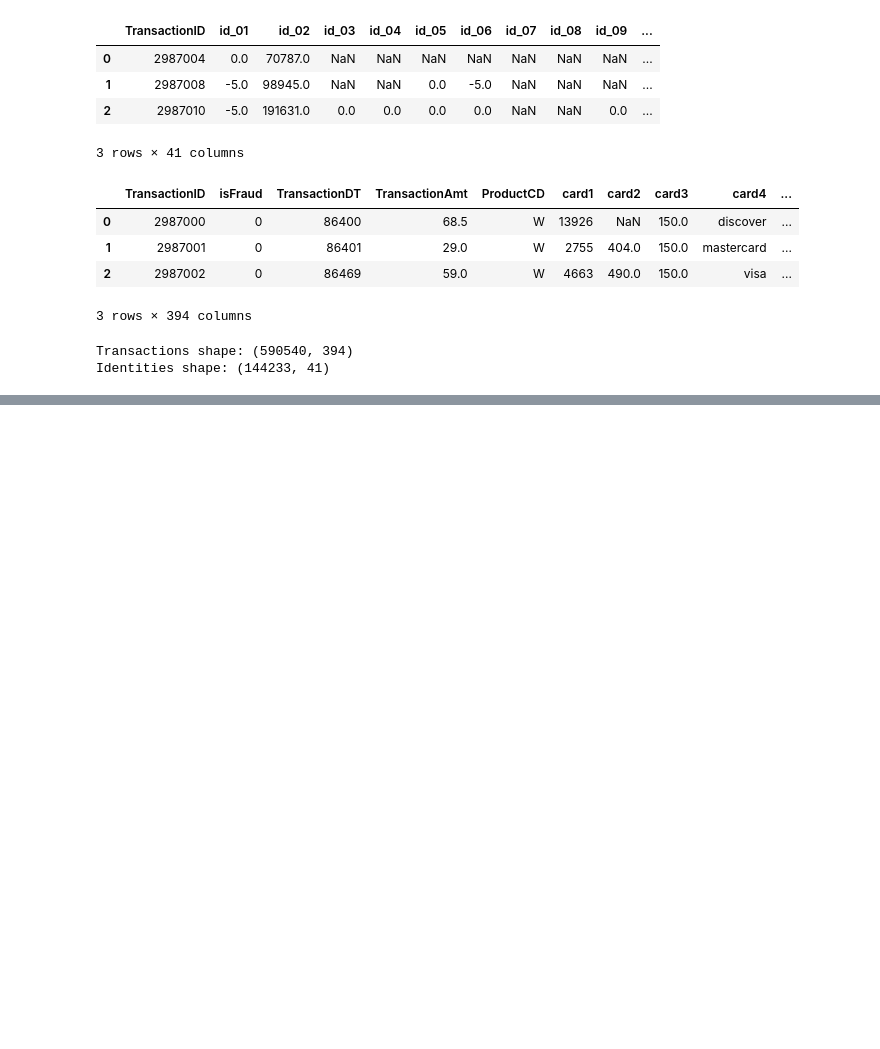
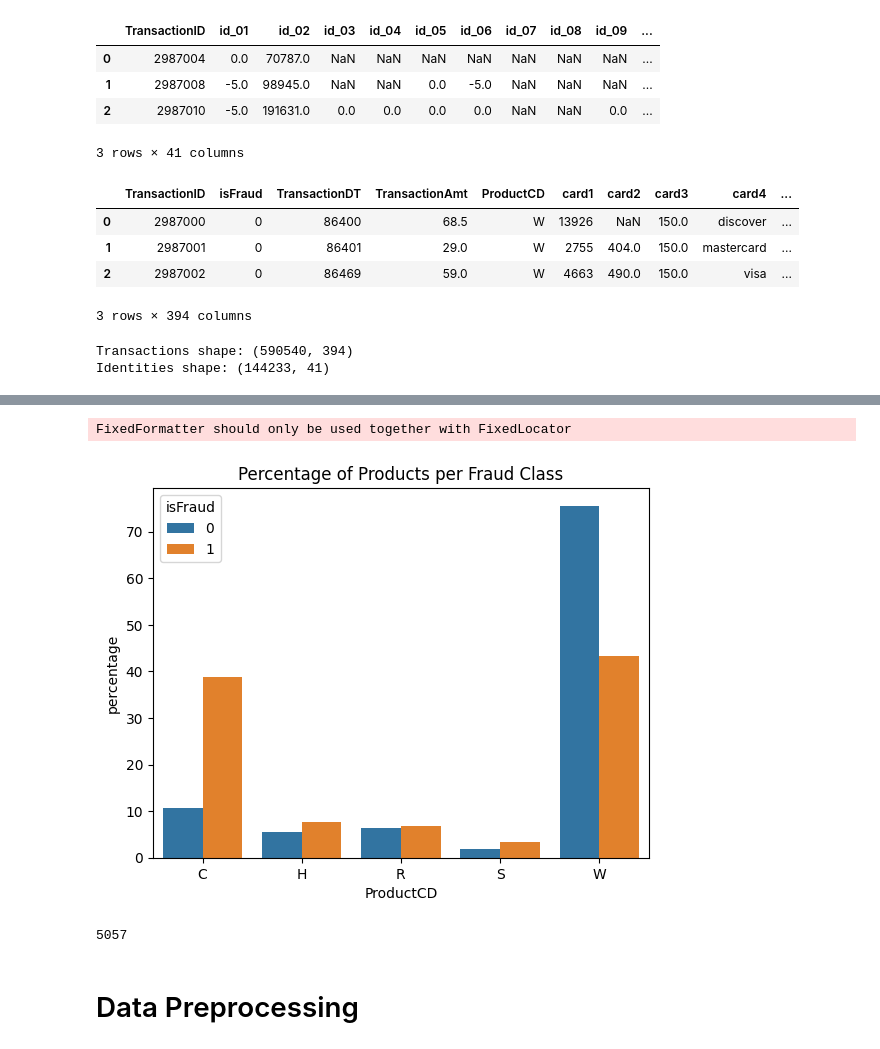
Before and after one commit to OsamaOrabi2/NIC-case-study, a Jupyter notebook: NIC_case_study.ipynb, the cells around one changed output, grey strips where cells are left out. Saved outputs shown, nothing was run; the diff lists cells and outputs as text; code cells hidden in the pictures; blank space fills up the shorter version.

```diff
--- a/NIC_case_study.ipynb
+++ b/NIC_case_study.ipynb
@@ -250,0 +159,46 @@ custom_classification_report(clf, x_test[columns], y_test)
+# %%
+import seaborn as sns
+import matplotlib.pyplot as plt
+
+def barplot_per_classes(df, attribute, groupby, title=None, ticks_rotation=0, topn=None, ax=None):
+    """
+    Draw barplot of attribute per each class.
+
+    :param df: dataframe with data to be drawn on barplot.
+    :param attribute: name of attribute to be drawn on barplot.
+    :param groupby: name of attribute with predicted classes.
+    :param ticks_rotation: rotation of x-ticks (labels).
+    :param topn: number of top categories to be drawn.
+    :param ax: matplotlib Axes object to draw the plot onto.
+    """
+    if ax is None:
+        ax = plt.gca()  # Get current axis if none is provided
+
+    # Filter the data to the top n values if specified
+    if topn is not None:
+        uniq_values = df[attribute].value_counts().head(topn).index
+        df = df[df[attribute].isin(uniq_values)]
+
+    # Calculate the percentages
+    data = df.groupby([groupby, attribute]).size().reset_index(name='counts')
+    total = data.groupby(groupby)['counts'].transform('sum')
+    data['percentage'] = data['counts'] / total * 100
+
+    # Create the bar plot
+    sns.barplot(x=attribute, y='percentage', hue=groupby, data=data, ax=ax)
+
+    if title:
+        ax.set_title(title)
+    ax.set_xticklabels(ax.get_xticklabels(), rotation=ticks_rotation)
+# %%
+barplot_per_classes(df, 'ProductCD', 'isFraud', title='Percentage of Products per Fraud Class')
+# %% [output]
+FixedFormatter should only be used together with FixedLocator
+[figure, added]
+# %%
+import gc
+gc.collect()
+# %% [output]
+5057
+# %% [markdown]
+# Data Preprocessing
```
Also changed, not shown: parts of 63 cells of this notebook.
